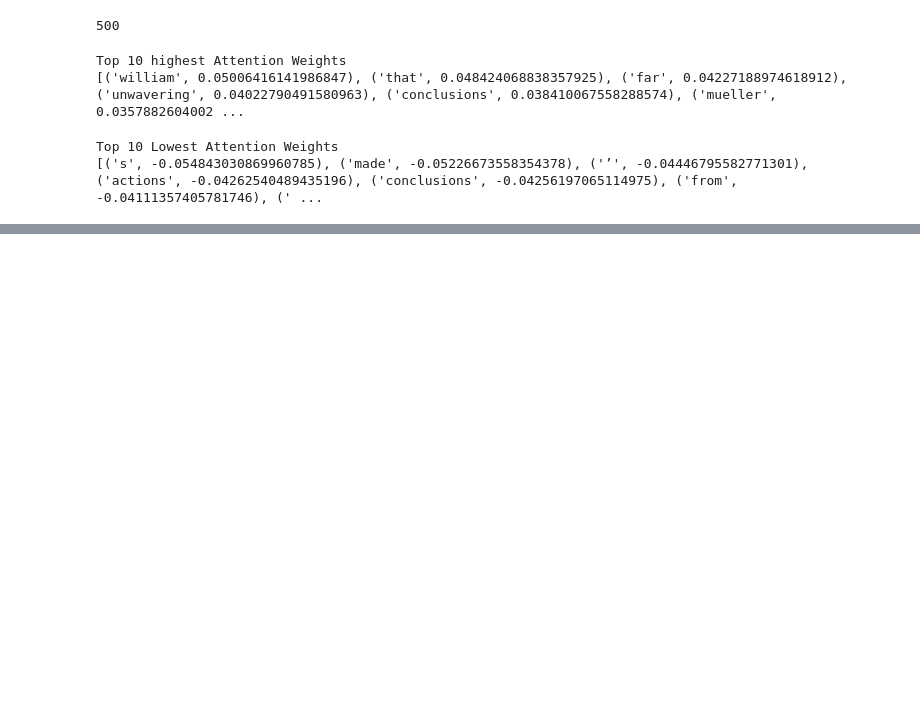
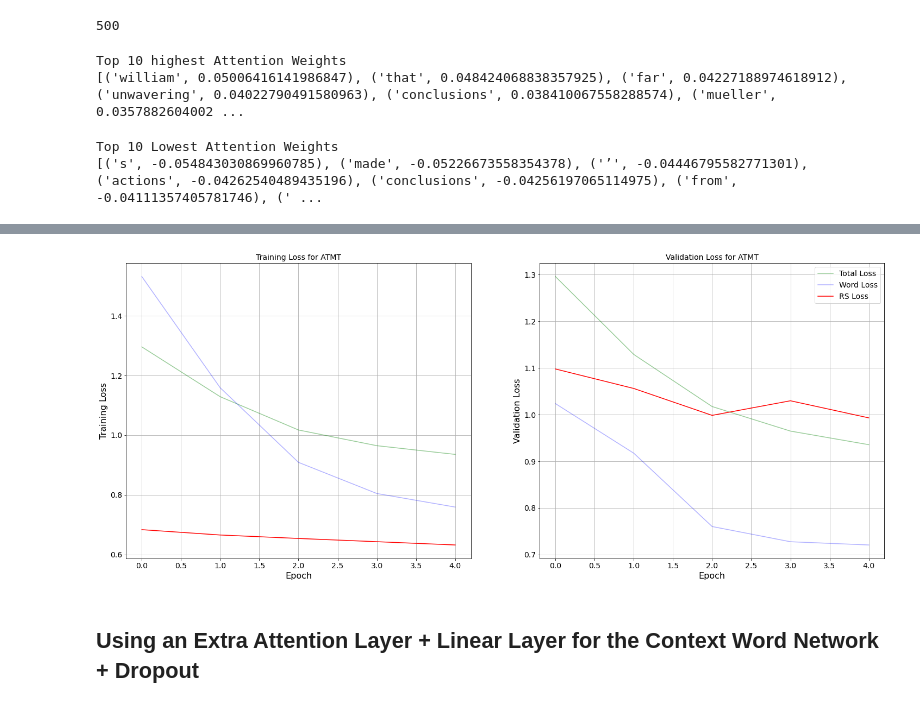
Before and after one commit to karthikshivaram24/Combatting-partisan-homogenization, a Jupyter notebook: model_tester.ipynb, the cells around one changed output, grey strips where cells are left out. Saved outputs shown, nothing was run; the diff lists cells and outputs as text; code cells hidden in the pictures; blank space fills up the shorter version.

Commit message:
updated data splits

```diff
--- a/model_tester.ipynb
+++ b/model_tester.ipynb
@@ -1462,0 +1201,9 @@ Top 10 Lowest Attention Weights
+# %%
+metrics_train,metrics_test, losses_train, model_dict =  run_ssda_cp_mt(df=data,
+                                                            cp=(14,44),
+                                                            doc_2_cluster_map=doc_2_cluster_map,
+                                                            learning_rates=[0.001],
+                                                            word_pred_loss_weights=[0.4],
+                                                            epochs=5,
+                                                            batch_size=16,
+                                                            single_task=False)
@@ -1462,0 +1248,6 @@ Top 10 Lowest Attention Weights
+# %%
+plot_epoch_loss_multi(losses_train[(0.001,0.4)])
+# %% [output]
+[figure, added]
+# %% [markdown]
+## Using an Extra Attention Layer + Linear Layer for the Context Word Network + Dropout
```
Also changed, not shown: parts of 118 cells of this notebook, 18 other files.
